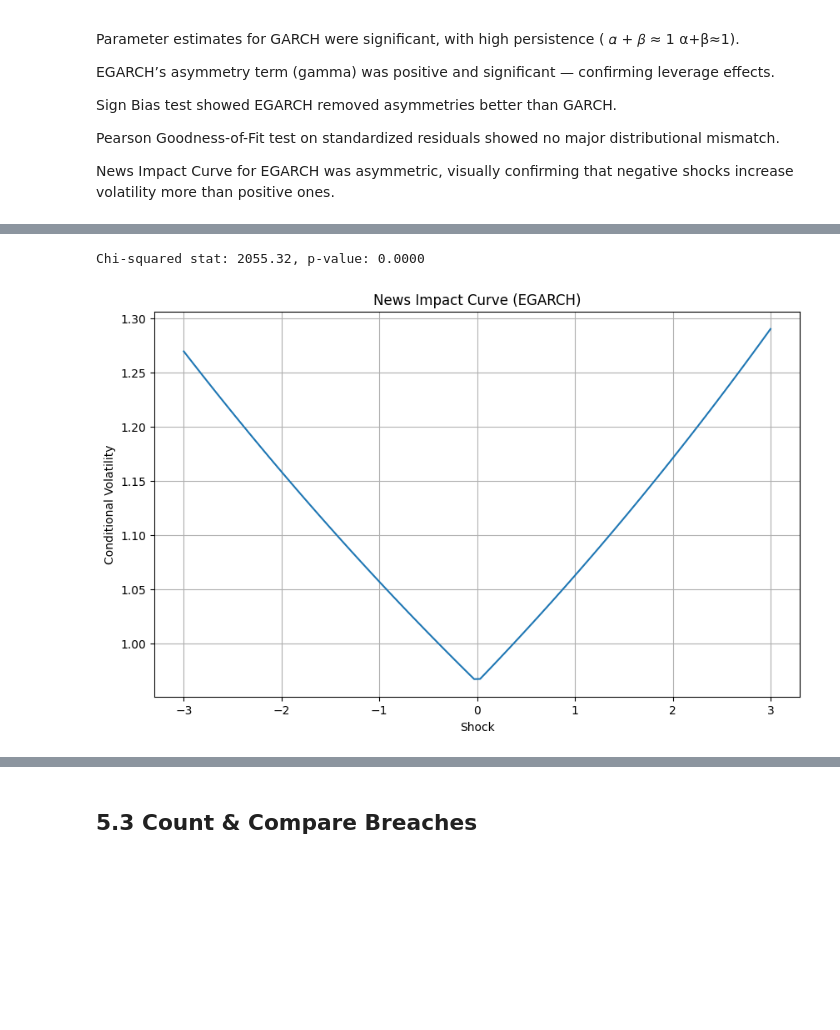
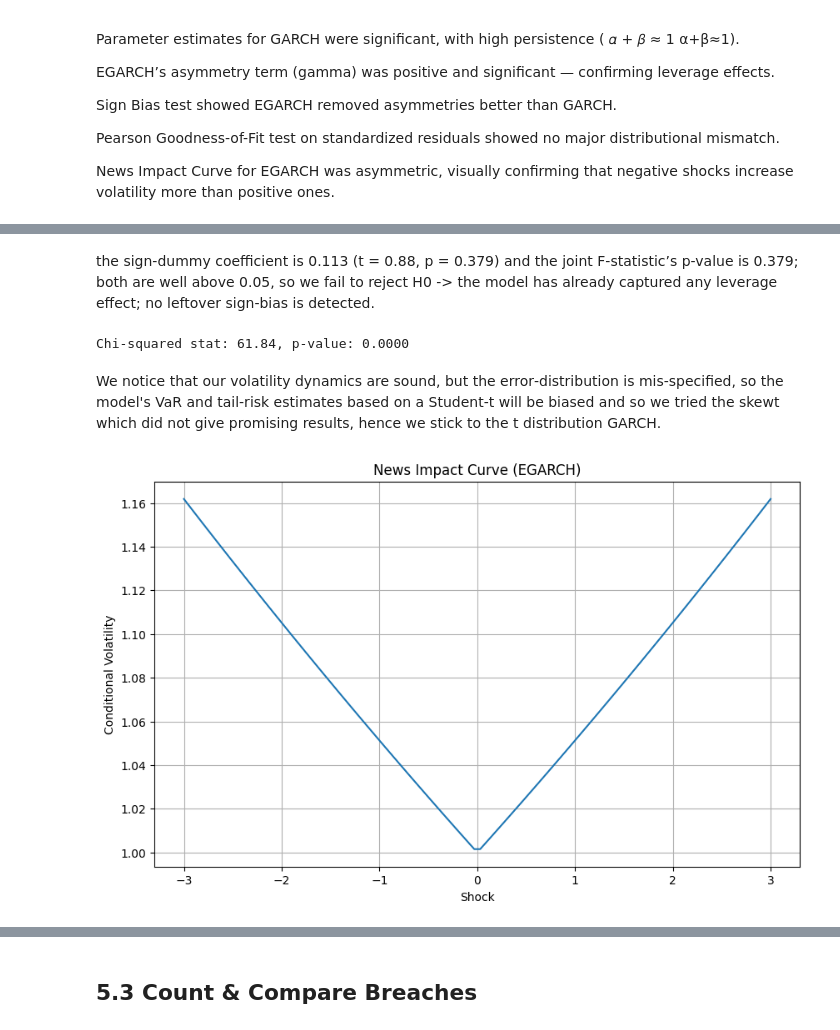
Before and after one commit to Shahahaha11/TSA_project, a Jupyter notebook: TSA_Project.ipynb, the cells around one changed output, grey strips where cells are left out. Cells and saved outputs as stored; diff of their text form; code cells hidden in the pictures; blank space fills up the shorter version.

```diff
--- a/TSA_Project.ipynb
+++ b/TSA_Project.ipynb
@@ -292,0 +448,5 @@ plt.show()
+# %%
+prev_params = np.array([0.0, 0.0, 0.05, 0.0, 0.90, 8.0])  # [μ, ω, α1, γ1, β1, ν]
+if __name__ == "__main__":
+
+    res_g_0, res_e_0, VaR_g_0, VaR_e_0, vr_g_0, vr_e_0, std_resid_gar_0, std_resid_egar_0  = main(train, test, alpha=0.05, window= None, p=1, o=1, q=1, prev_params=prev_params)
@@ -349,36 +712,37 @@ Notes:
+# %% [markdown]
+ the sign-dummy coefficient is 0.113 (t = 0.88, p = 0.379) and the joint F-statistic’s p-value is 0.379; both are well above 0.05, so we fail to reject H0 -> the model has already captured any leverage effect; no leftover sign-bias is detected.
 # %%
-# Pearson Gooodness-of-fit Test
-from scipy.stats import chisquare
+# PIT under fitted t
+nu = res_e_0.params['nu']
+u = stats.t.cdf(std_resid_egar_0.dropna(), df=nu)
 
-hist, bins = np.histogram(egarch_fit.std_resid.dropna(), bins='auto')
-expected = np.ones_like(hist) * np.mean(hist)
+# test uniformity over 10 bins
+hist, bins = np.histogram(u, bins=10, range=(0,1))
+expected = np.full(10, len(u) / 10)
 chi_stat, p_val = chisquare(hist, expected)
 
 print(f"Chi-squared stat: {chi_stat:.2f}, p-value: {p_val:.4f}")
 # %% [output]
-Chi-squared stat: 2055.32, p-value: 0.0000
+Chi-squared stat: 61.84, p-value: 0.0000
+# %% [markdown]
+We notice that our volatility dynamics are sound, but the error‐distribution is mis-specified, so the model's VaR and tail-risk estimates based on a Student-t will be biased and so we tried the skewt which did not give promising results, hence we stick to the t distribution GARCH.
 # %%
-# News Impact Curve
+# Unpack your prev_params array
+_, omega, alpha, gamma, beta, _ = prev_params
 
-# EGARCH parameters
-omega = egarch_fit.params['omega']
-alpha = egarch_fit.params['alpha[1]']
-gamma = egarch_fit.params['gamma[1]']
-beta = egarch_fit.params['beta[1]']
-
-# Define shock range
+# News Impact Curve using your seed parameters
 eps = np.linspace(-3, 3, 100)
 news_impact = np.exp(omega + beta * 0 + alpha * np.abs(eps) + gamma * eps)
 
 plt.figure(figsize=(10, 6))
 plt.plot(eps, news_impact)
 plt.title('News Impact Curve (EGARCH)')
 plt.xlabel('Shock')
 plt.ylabel('Conditional Volatility')
 plt.grid(True)
 plt.show()
 # %% [output]
-[figure, old version]
+[figure, new version]
 # %% [markdown]
 #5. Value At Risk Calculation
 
```
Also changed, not shown: parts of 52 cells of this notebook, 3 other files.
